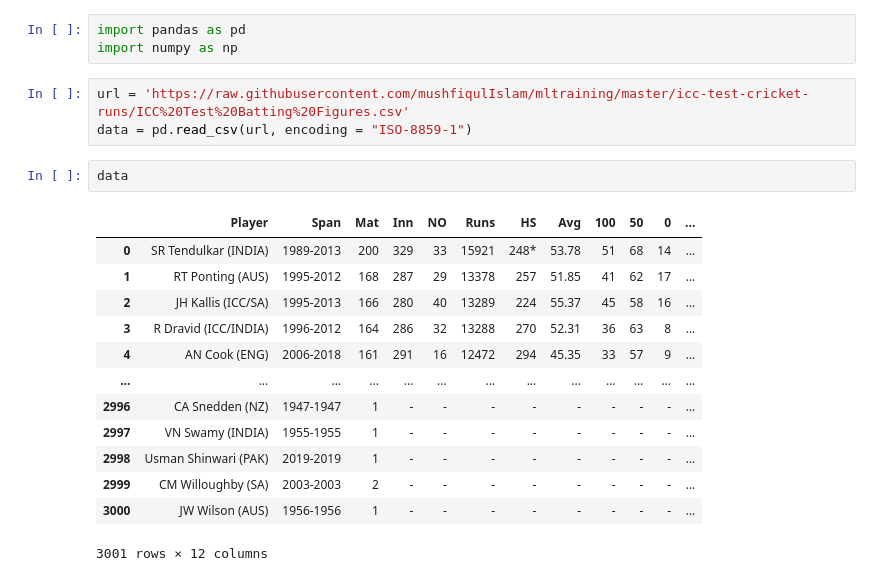
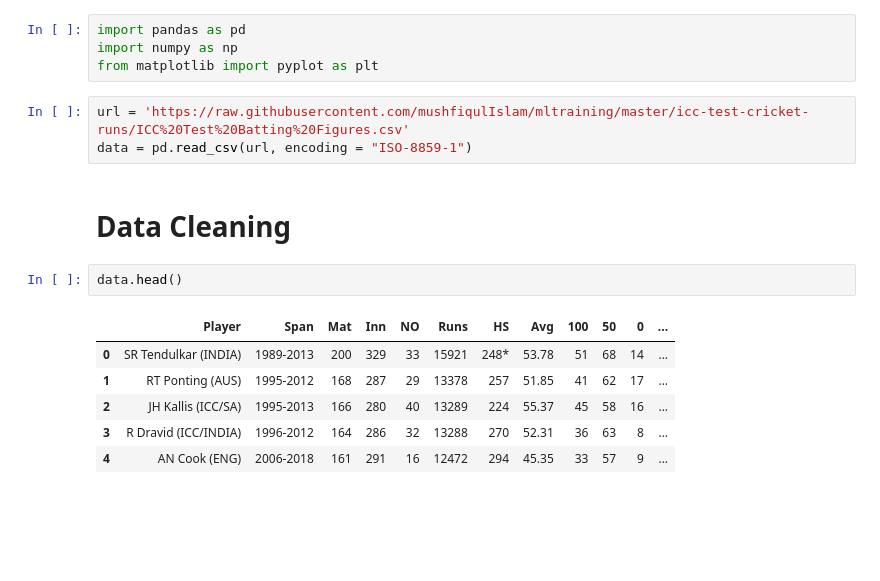
Before and after one commit to mushfiqulIslam/mltraining, a Jupyter notebook: icc-test-cricket-runs/test_cricket_run.ipynb, the cells around one changed output. Saved outputs shown, nothing was run; the diff lists cells and outputs as text; blank space fills up the shorter version.

```diff
--- a/icc-test-cricket-runs/test_cricket_run.ipynb
+++ b/icc-test-cricket-runs/test_cricket_run.ipynb
@@ -1,22 +1,18 @@
 # %%
 import pandas as pd
 import numpy as np
+from matplotlib import pyplot as plt
 # %%
 url = 'https://raw.githubusercontent.com/mushfiqulIslam/mltraining/master/icc-test-cricket-runs/ICC%20Test%20Batting%20Figures.csv'
 data = pd.read_csv(url, encoding = "ISO-8859-1")
+# %% [markdown]
+# Data Cleaning
 # %%
-data
+data.head()
 # %% [output]
 |  | Player | Span | Mat | Inn | NO | Runs | HS | Avg | 100 | 50 | 0 | ... |
 | 0 | SR Tendulkar (INDIA) | 1989-2013 | 200 | 329 | 33 | 15921 | 248* | 53.78 | 51 | 68 | 14 | ... |
 | 1 | RT Ponting (AUS) | 1995-2012 | 168 | 287 | 29 | 13378 | 257 | 51.85 | 41 | 62 | 17 | ... |
 | 2 | JH Kallis (ICC/SA) | 1995-2013 | 166 | 280 | 40 | 13289 | 224 | 55.37 | 45 | 58 | 16 | ... |
 | 3 | R Dravid (ICC/INDIA) | 1996-2012 | 164 | 286 | 32 | 13288 | 270 | 52.31 | 36 | 63 | 8 | ... |
 | 4 | AN Cook (ENG) | 2006-2018 | 161 | 291 | 16 | 12472 | 294 | 45.35 | 33 | 57 | 9 | ... |
-| ... | ... | ... | ... | ... | ... | ... | ... | ... | ... | ... | ... | ... |
-| 2996 | CA Snedden (NZ) | 1947-1947 | 1 | - | - | - | - | - | - | - | - | ... |
-| 2997 | VN Swamy (INDIA) | 1955-1955 | 1 | - | - | - | - | - | - | - | - | ... |
-| 2998 | Usman Shinwari (PAK) | 2019-2019 | 1 | - | - | - | - | - | - | - | - | ... |
-| 2999 | CM Willoughby (SA) | 2003-2003 | 2 | - | - | - | - | - | - | - | - | ... |
-| 3000 | JW Wilson (AUS) | 1956-1956 | 1 | - | - | - | - | - | - | - | - | ... |
-3001 rows × 12 columns
```
Also changed, not shown: parts of 41 cells of this notebook.
